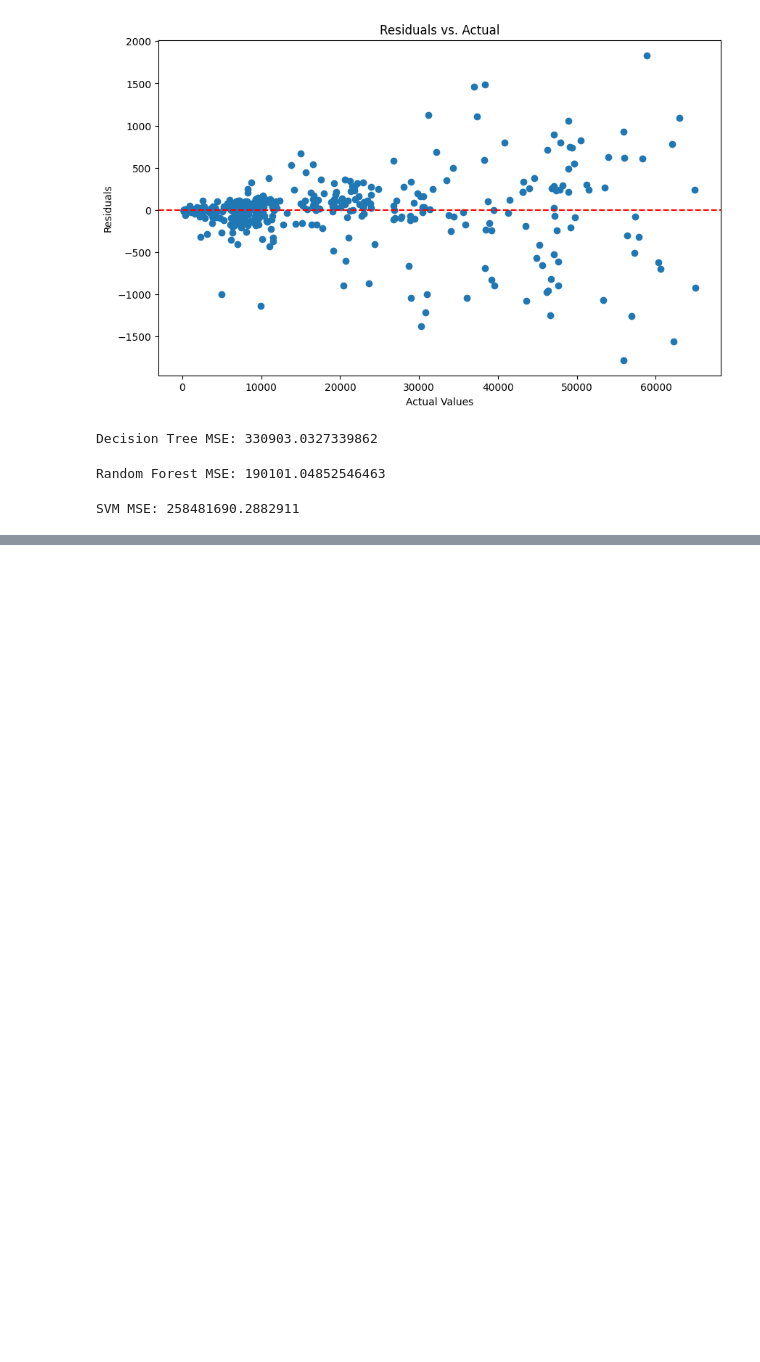
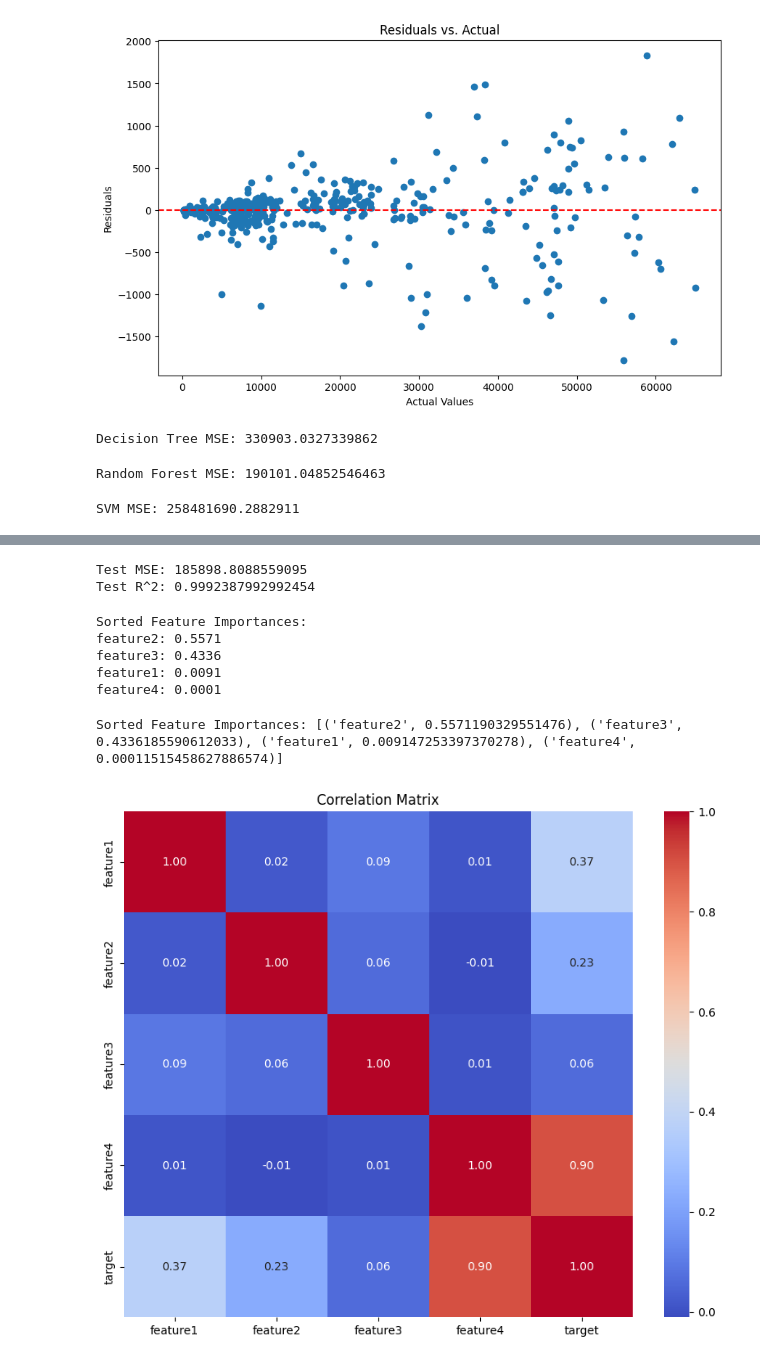
Before and after one commit to Goodevil01/Data-Prep-Ca1-, a Jupyter notebook: Strategic_Thinking_Ca2_.ipynb, the cells around one changed output, grey strips where cells are left out. Saved outputs shown, nothing was run; the diff lists cells and outputs as text; code cells hidden in the pictures; blank space fills up the shorter version.

```diff
--- a/Strategic_Thinking_Ca2_.ipynb
+++ b/Strategic_Thinking_Ca2_.ipynb
@@ -1111,0 +1391,80 @@ ValueError: Input contains NaN.
+# %%
+from sklearn.pipeline import Pipeline
+from sklearn.preprocessing import StandardScaler
+from sklearn.ensemble import RandomForestRegressor
+from sklearn.metrics import mean_squared_error, r2_score
+
+# Set up the pipeline with the best parameters
+final_pipeline = Pipeline([
+    ('scaler', StandardScaler()),
+    ('model', RandomForestRegressor(n_estimators=200, max_depth=None, random_state=42))
+])
+
+# Fit the model on the entire training dataset
+final_pipeline.fit(X_train, y_train)
+
+# Predict on the test set
+y_pred = final_pipeline.predict(X_test)
+
+# Calculate MSE and R^2 for the test data
+test_mse = mean_squared_error(y_test, y_pred)
+test_r2 = r2_score(y_test, y_pred)
+
+print("Test MSE:", test_mse)
+print("Test R^2:", test_r2)
+# %% [output]
+Test MSE: 185898.8088559095
+Test R^2: 0.9992387992992454
+# %%
+# Manually define the feature names based on your dataset
+feature_names = ['feature1', 'feature2', 'feature3', 'feature4']  # Update these with actual names
+
+# Assuming 'final_pipeline' has been fitted and contains the RandomForestRegressor
+importances = final_pipeline.named_steps['model'].feature_importances_
+feature_importance_dict = {feature: importance for feature, importance in zip(feature_names, importances)}
+sorted_importance = sorted(feature_importance_dict.items(), key=lambda x: x[1], reverse=True)
+
+# Print the sorted feature importances
+print("Sorted Feature Importances:")
+for feature, importance in sorted_importance:
+    print(f"{feature}: {importance:.4f}")
+# %% [output]
+Sorted Feature Importances:
+feature2: 0.5571
+feature3: 0.4336
+feature1: 0.0091
+feature4: 0.0001
+# %%
+# Assuming you've already fitted the final model and have the feature names
+importances = final_pipeline.named_steps['model'].feature_importances_
+feature_importance_dict = {feature: importance for feature, importance in zip(feature_names, importances)}
+sorted_importance = sorted(feature_importance_dict.items(), key=lambda x: x[1], reverse=True)
+print("Sorted Feature Importances:", sorted_importance)
+# %% [output]
+Sorted Feature Importances: [('feature2', 0.5571190329551476), ('feature3', 0.4336185590612033), ('feature1', 0.009147253397370278), ('feature4', 0.00011515458627886574)]
+# %%
+import seaborn as sns
+import matplotlib.pyplot as plt
+import pandas as pd
+
+# Assume 'X' is a numpy array; first convert it into a DataFrame with named columns
+# Replace 'feature1', 'feature2', etc., with your actual feature names
+feature_names = ['feature1', 'feature2', 'feature3', 'feature4']
+X_df = pd.DataFrame(X, columns=feature_names)
+
+# Convert 'y' into a DataFrame with a column name
+y_df = pd.DataFrame(y, columns=['target'])
+
+# Combine 'X_df' and 'y_df' into one DataFrame
+data = pd.concat([X_df, y_df], axis=1)
+
+# Compute the correlation matrix
+corr_matrix = data.corr()
+
+# Generate a heatmap
+plt.figure(figsize=(10, 8))
+sns.heatmap(corr_matrix, annot=True, cmap='coolwarm', fmt=".2f")
+plt.title('Correlation Matrix')
+plt.show()
+# %% [output]
+[figure, added]
```
Also changed, not shown: parts of 22 cells of this notebook.
